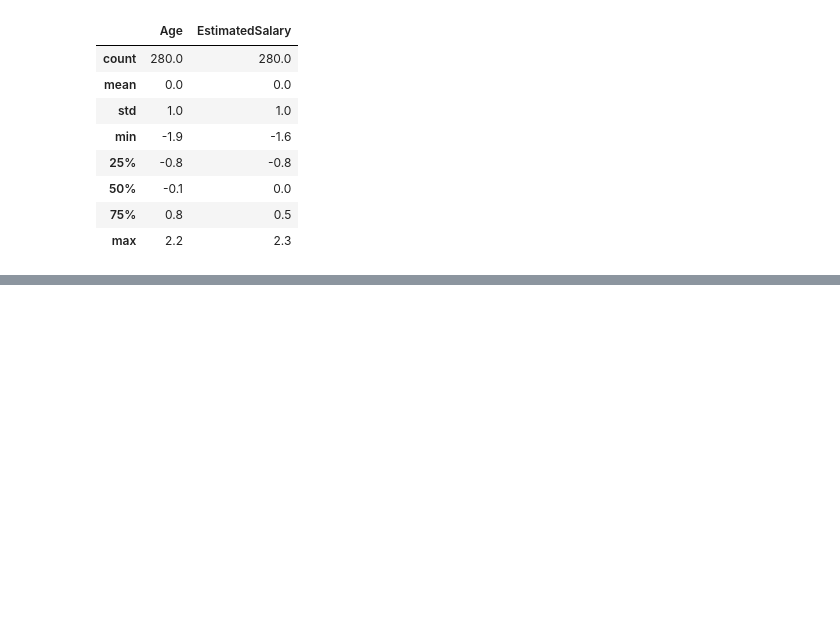
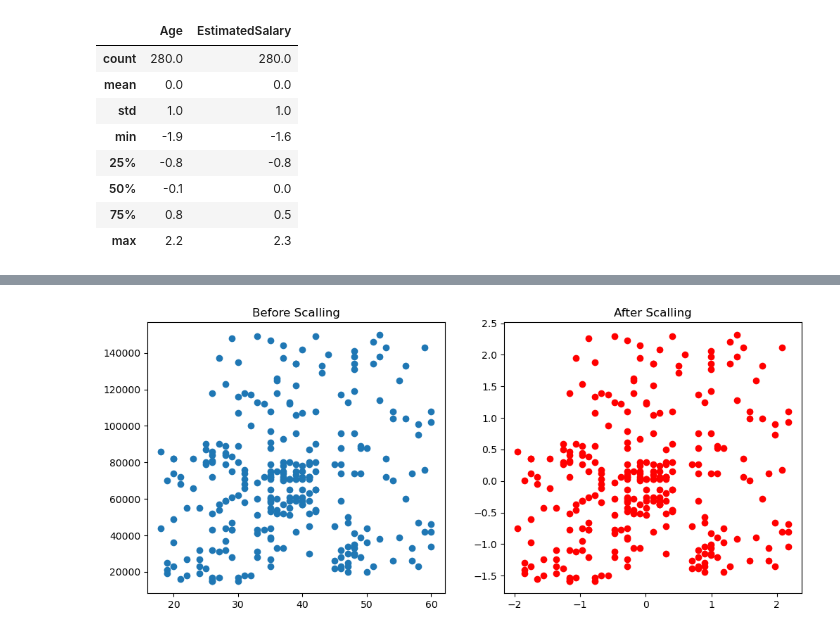
Before and after one commit to naimNB/100-days-of-machine-learning, a Jupyter notebook: day_24.ipynb, the cells around one changed output, grey strips where cells are left out. Saved outputs shown, nothing was run; the diff lists cells and outputs as text; code cells hidden in the pictures; blank space fills up the shorter version.

```diff
--- a/day_24.ipynb
+++ b/day_24.ipynb
@@ -128,0 +133,24 @@ plt.show()
+# %%
+from sklearn.preprocessing import StandardScaler
+scaler = StandardScaler()
+
+scaler.fit(X_train) #fiy the scaler to the train set,it will learn the pareameter.
+
+# transformar train and test sets
+X_train_scaled = scaler.transform(X_train)
+X_test_scaled = scaler.transform(X_test)
+# %%
+import pandas as pd
+X_train_scaled = pd.DataFrame(X_train_scaled, columns=X_train.columns)
+X_test_scaled = pd.DataFrame(X_test_scaled, columns=X_test.columns)
+# %%
+import matplotlib.pyplot as plt
+fig, (ax1, ax2) = plt.subplots(ncols=2, figsize=(12,5))
+
+ax1.scatter(X_train['Age'], X_train['EstimatedSalary'])
+ax1.set_title('Before Scalling')
+ax2.scatter(X_train_scaled['Age'], X_train_scaled['EstimatedSalary'], color='red')
+ax2.set_title('After Scalling')
+plt.show()
+# %% [output]
+[figure, added]
```
Also changed, not shown: parts of 4 cells of this notebook.
